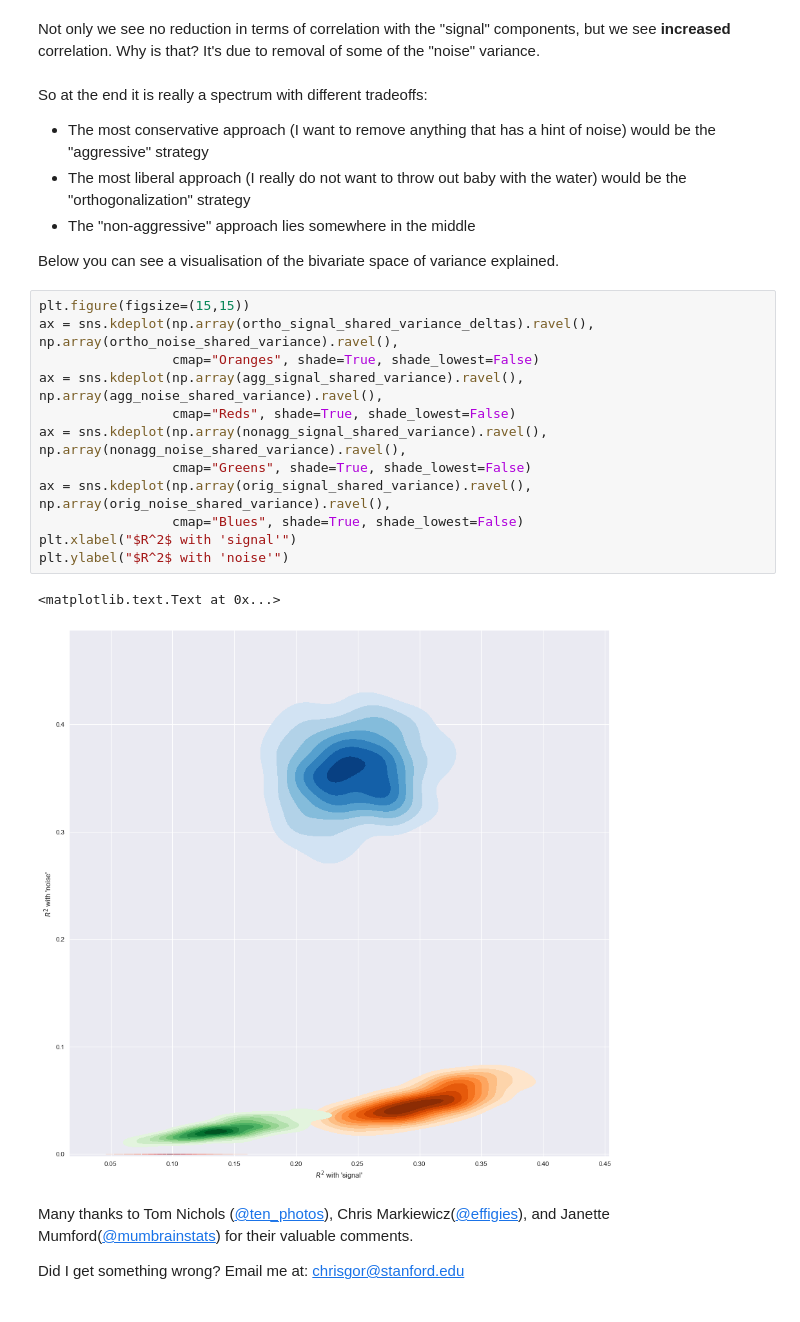
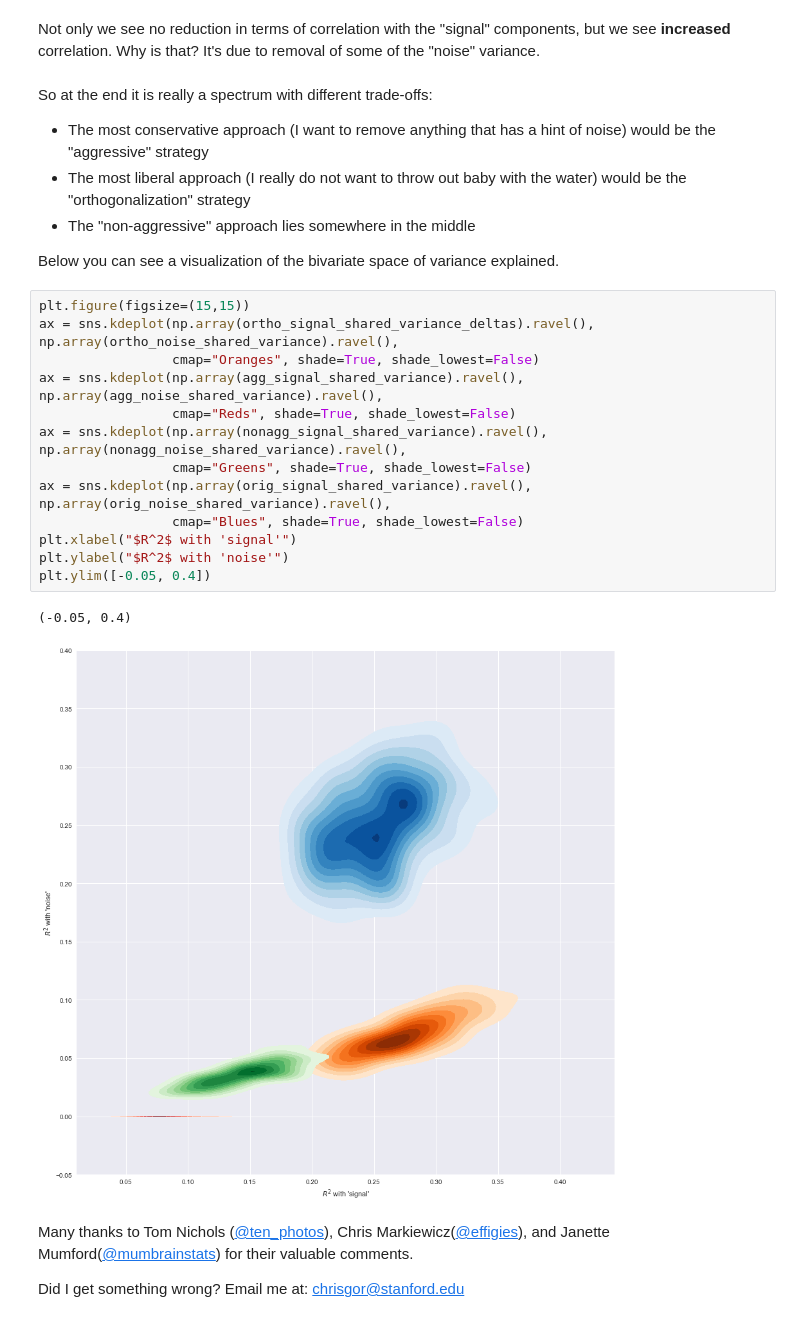
Before and after one commit to oesteban/aroma-chris-notebook, a Jupyter notebook: Denoising+the+denoising.ipynb, the cells around one changed output. Cells and saved outputs as stored; diff of their text form.

```diff
--- a/Denoising+the+denoising.ipynb
+++ b/Denoising+the+denoising.ipynb
@@ -279,27 +279,28 @@ plt.legend()
 # %% [markdown]
 Not only we see no reduction in terms of correlation with the "signal" components, but we see **increased** correlation. Why is that? It's due to removal of some of the "noise" variance.
 # %% [markdown]
-So at the end it is really a spectrum with different tradeoffs:
+So at the end it is really a spectrum with different trade-offs:
 
 * The most conservative approach (I want to remove anything that has a hint of noise) would be the "aggressive" strategy
 * The most liberal approach (I really do not want to throw out baby with the water) would be the "orthogonalization" strategy
 * The "non-aggressive" approach lies somewhere in the middle
 
 
-Below you can see a visualisation of the bivariate space of variance explained.
+Below you can see a visualization of the bivariate space of variance explained.
 # %%
 plt.figure(figsize=(15,15))
 ax = sns.kdeplot(np.array(ortho_signal_shared_variance_deltas).ravel(), np.array(ortho_noise_shared_variance).ravel(),
                  cmap="Oranges", shade=True, shade_lowest=False)
 ax = sns.kdeplot(np.array(agg_signal_shared_variance).ravel(), np.array(agg_noise_shared_variance).ravel(),
                  cmap="Reds", shade=True, shade_lowest=False)
 ax = sns.kdeplot(np.array(nonagg_signal_shared_variance).ravel(), np.array(nonagg_noise_shared_variance).ravel(),
                  cmap="Greens", shade=True, shade_lowest=False)
 ax = sns.kdeplot(np.array(orig_signal_shared_variance).ravel(), np.array(orig_noise_shared_variance).ravel(),
                  cmap="Blues", shade=True, shade_lowest=False)
 plt.xlabel("$R^2$ with 'signal'")
 plt.ylabel("$R^2$ with 'noise'")
+plt.ylim([-0.05, 0.4])
 # %% [output]
-<matplotlib.text.Text at 0x...>
+(-0.05, 0.4)
-[figure, old version]
+[figure, new version]
 # %% [markdown]
```
Also changed, not shown: parts of 16 cells of this notebook.
